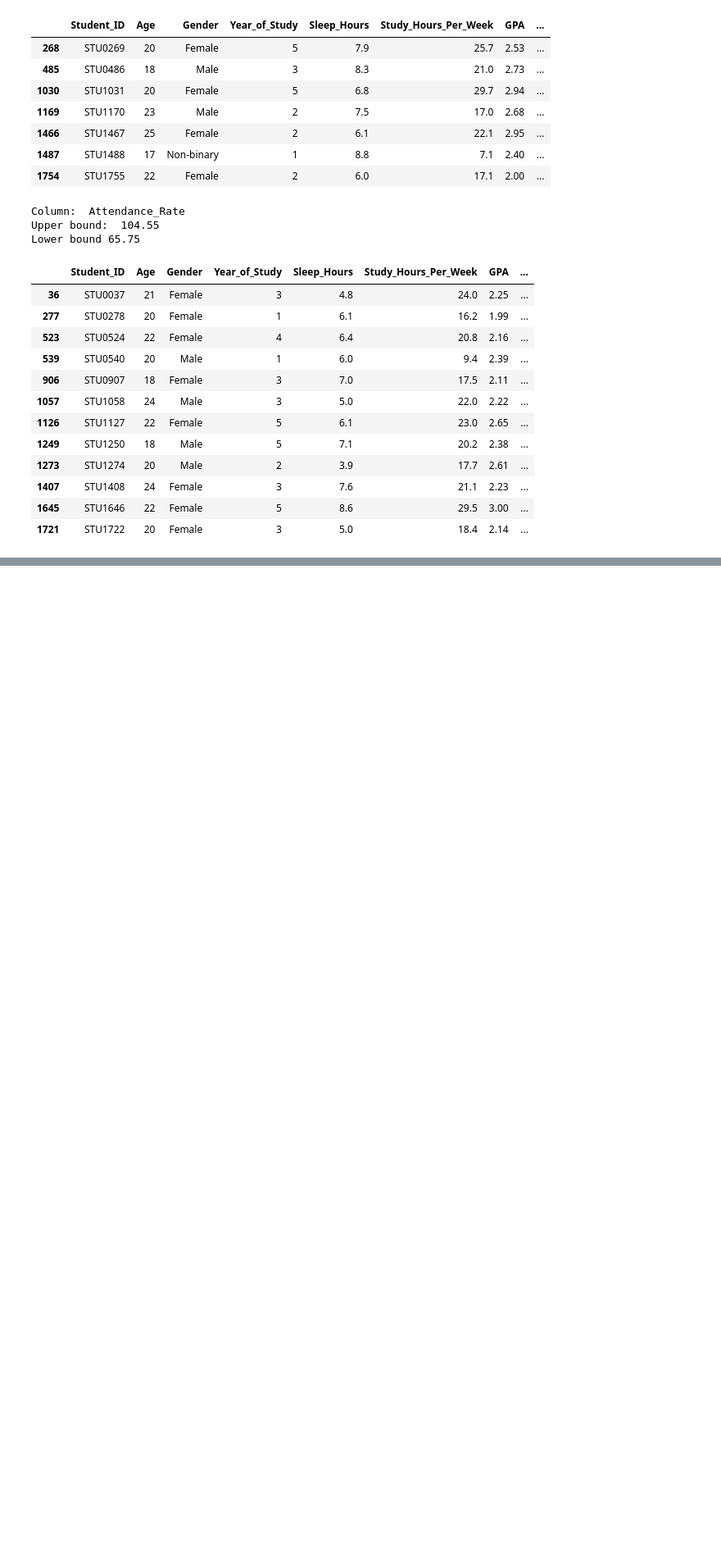
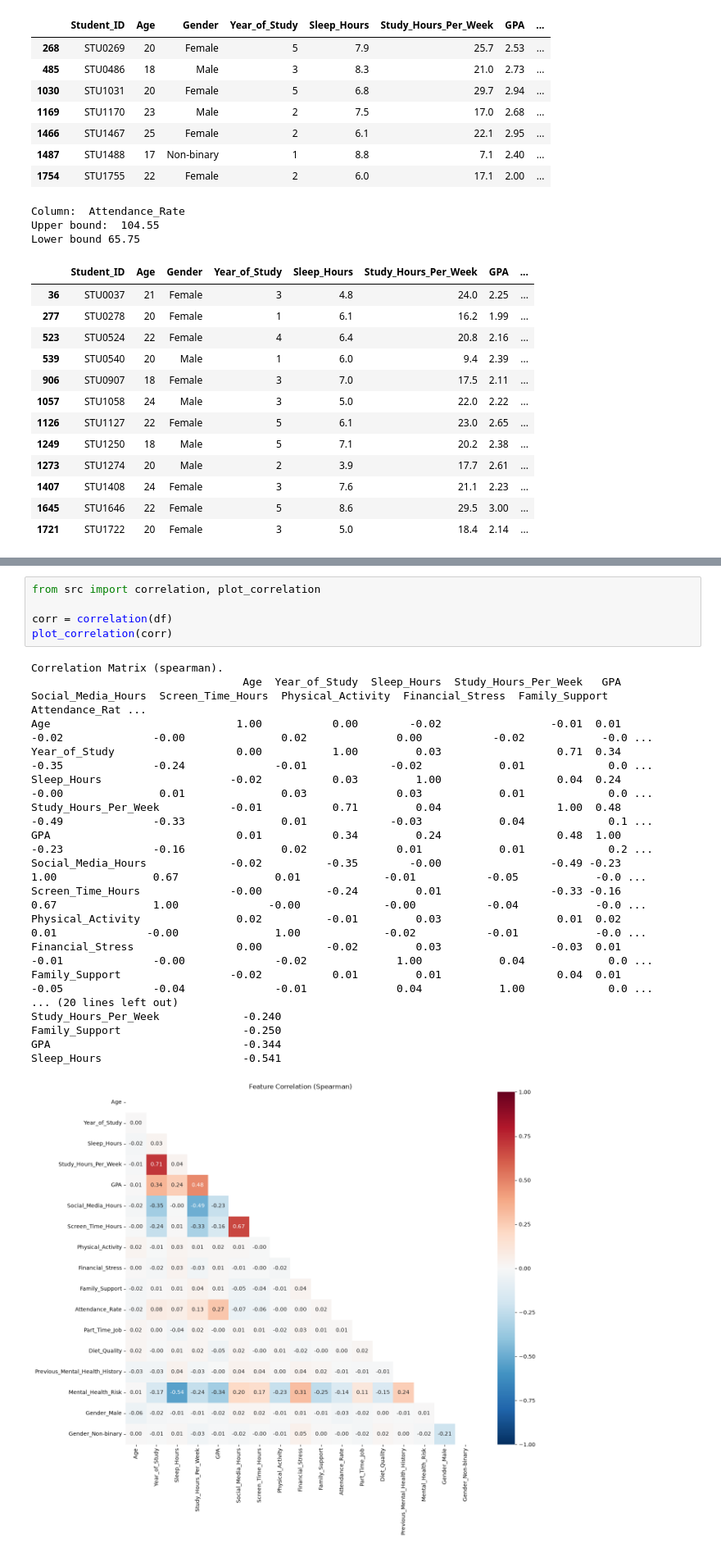
Before and after one commit to 4db444/Mental-health, a Jupyter notebook: notebooks/01_EDA.ipynb, the cells around one changed output, grey strips where cells are left out. Shown at 82% size. Drawn from its saved outputs; the diff is of its cells as text; blank space fills up the shorter version.

```diff
--- a/notebooks/01_EDA.ipynb
+++ b/notebooks/01_EDA.ipynb
@@ -227,0 +310,24 @@ Lower bound 65.75
+# %%
+from src import correlation, plot_correlation
+
+corr = correlation(df)
+plot_correlation(corr)
+# %% [output]
+Correlation Matrix (spearman).
+                                 Age  Year_of_Study  Sleep_Hours  Study_Hours_Per_Week   GPA  Social_Media_Hours  Screen_Time_Hours  Physical_Activity  Financial_Stress  Family_Support  Attendance_Rat ...
+Age                             1.00           0.00        -0.02                 -0.01  0.01               -0.02              -0.00               0.02              0.00           -0.02            -0.0 ...
+Year_of_Study                   0.00           1.00         0.03                  0.71  0.34               -0.35              -0.24              -0.01             -0.02            0.01             0.0 ...
+Sleep_Hours                    -0.02           0.03         1.00                  0.04  0.24               -0.00               0.01               0.03              0.03            0.01             0.0 ...
+Study_Hours_Per_Week           -0.01           0.71         0.04                  1.00  0.48               -0.49              -0.33               0.01             -0.03            0.04             0.1 ...
+GPA                             0.01           0.34         0.24                  0.48  1.00               -0.23              -0.16               0.02              0.01            0.01             0.2 ...
+Social_Media_Hours             -0.02          -0.35        -0.00                 -0.49 -0.23                1.00               0.67               0.01             -0.01           -0.05            -0.0 ...
+Screen_Time_Hours              -0.00          -0.24         0.01                 -0.33 -0.16                0.67               1.00              -0.00             -0.00           -0.04            -0.0 ...
+Physical_Activity               0.02          -0.01         0.03                  0.01  0.02                0.01              -0.00               1.00             -0.02           -0.01            -0.0 ...
+Financial_Stress                0.00          -0.02         0.03                 -0.03  0.01               -0.01              -0.00              -0.02              1.00            0.04             0.0 ...
+Family_Support                 -0.02           0.01         0.01                  0.04  0.01               -0.05              -0.04              -0.01              0.04            1.00             0.0 ...
+... (20 lines left out)
+Study_Hours_Per_Week             -0.240
+Family_Support                   -0.250
+GPA                              -0.344
+Sleep_Hours                      -0.541
+[figure, added]
```
Also changed, not shown: parts of 13 cells of this notebook, 58 other files.
